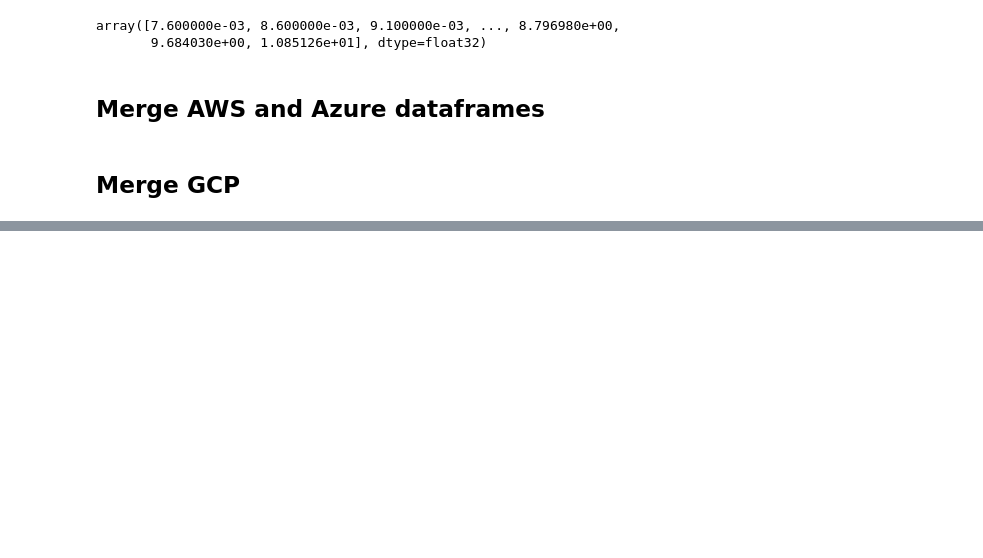
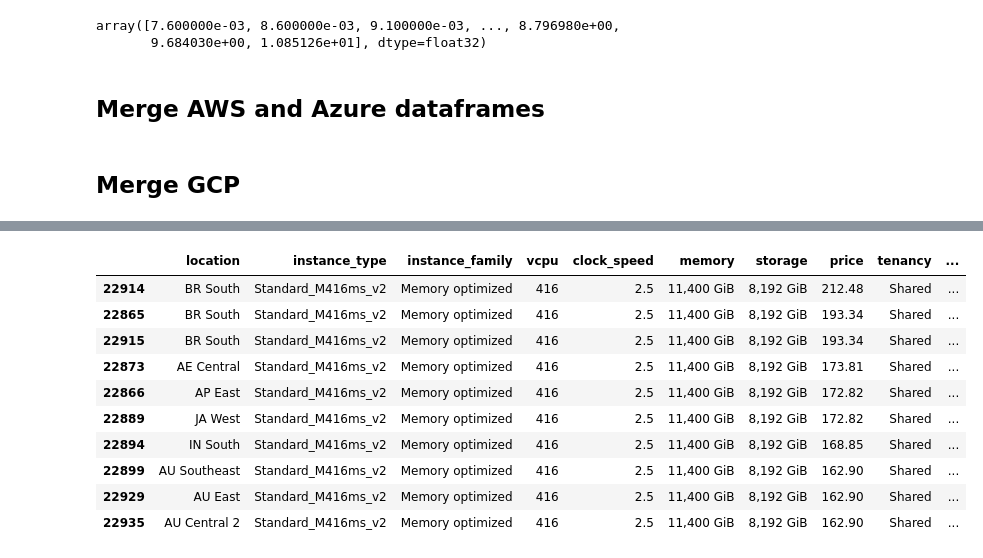
Before and after one commit to wframe-uw/Cloud-Comparison, a Jupyter notebook: Merge_Datasets.ipynb, the cells around one changed output, grey strips where cells are left out. Drawn from its saved outputs; the diff is of its cells as text; code cells hidden in the pictures; blank space fills up the shorter version.

```diff
--- a/Merge_Datasets.ipynb
+++ b/Merge_Datasets.ipynb
@@ -434,0 +464,14 @@ df_full_merge.to_csv('./data/all.merged.compute.csv')
+# %%
+df_azure.sort_values(by='price',ascending=False).head(10)
+# %% [output]
+|  | location | instance_type | instance_family | vcpu | clock_speed | memory | storage | price | tenancy | ... |
+| 22914 | BR South | Standard_M416ms_v2 | Memory optimized | 416 | 2.5 | 11,400 GiB | 8,192 GiB | 212.48 | Shared | ... |
+| 22865 | BR South | Standard_M416ms_v2 | Memory optimized | 416 | 2.5 | 11,400 GiB | 8,192 GiB | 193.34 | Shared | ... |
+| 22915 | BR South | Standard_M416ms_v2 | Memory optimized | 416 | 2.5 | 11,400 GiB | 8,192 GiB | 193.34 | Shared | ... |
+| 22873 | AE Central | Standard_M416ms_v2 | Memory optimized | 416 | 2.5 | 11,400 GiB | 8,192 GiB | 173.81 | Shared | ... |
+| 22866 | AP East | Standard_M416ms_v2 | Memory optimized | 416 | 2.5 | 11,400 GiB | 8,192 GiB | 172.82 | Shared | ... |
+| 22889 | JA West | Standard_M416ms_v2 | Memory optimized | 416 | 2.5 | 11,400 GiB | 8,192 GiB | 172.82 | Shared | ... |
+| 22894 | IN South | Standard_M416ms_v2 | Memory optimized | 416 | 2.5 | 11,400 GiB | 8,192 GiB | 168.85 | Shared | ... |
+| 22899 | AU Southeast | Standard_M416ms_v2 | Memory optimized | 416 | 2.5 | 11,400 GiB | 8,192 GiB | 162.90 | Shared | ... |
+| 22929 | AU East | Standard_M416ms_v2 | Memory optimized | 416 | 2.5 | 11,400 GiB | 8,192 GiB | 162.90 | Shared | ... |
+| 22935 | AU Central 2 | Standard_M416ms_v2 | Memory optimized | 416 | 2.5 | 11,400 GiB | 8,192 GiB | 162.90 | Shared | ... |
```
Also changed, not shown: parts of 8 cells of this notebook, 4 other files.
